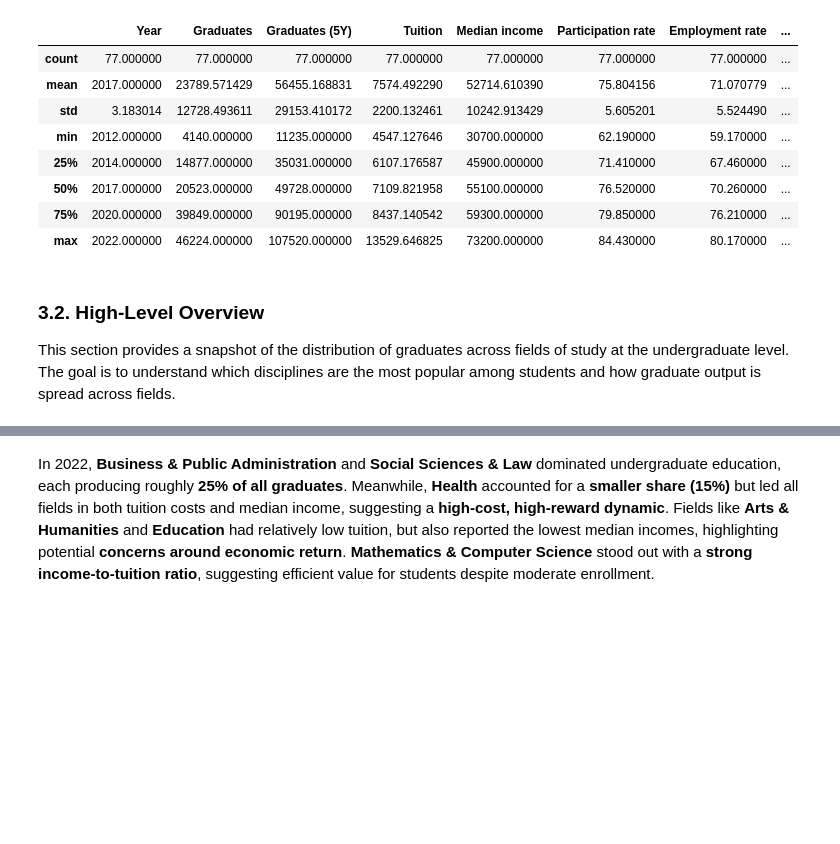
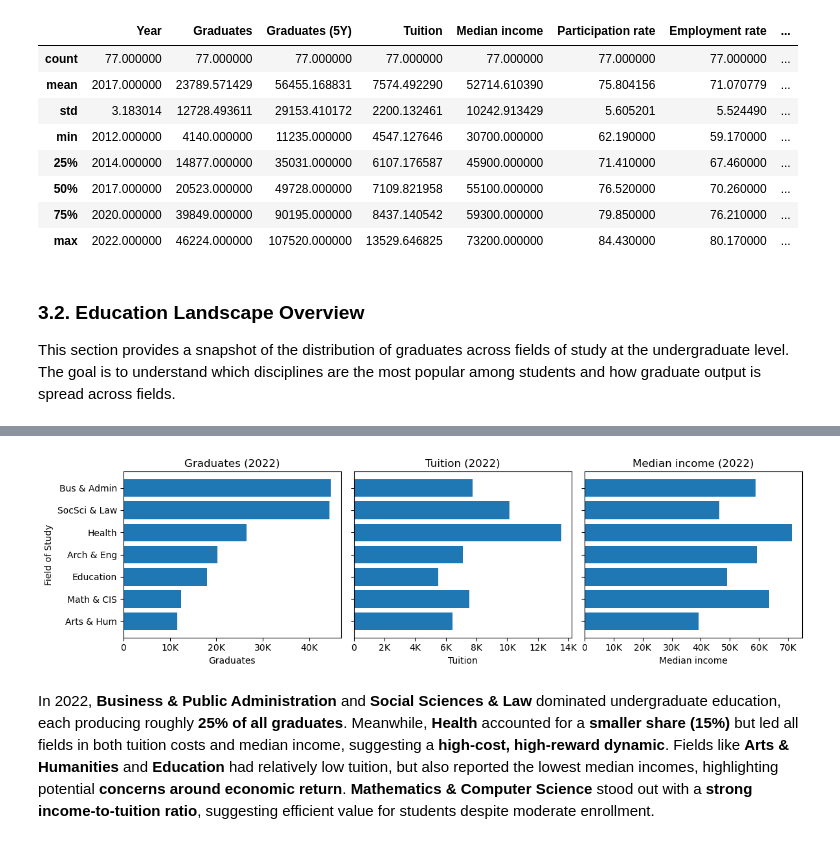
Before and after one commit to cdngouma/graduate-roi-canada, a Jupyter notebook: 02-analyze-education-roi.ipynb.ipynb, the cells around one changed output, grey strips where cells are left out. Saved outputs shown, nothing was run; the diff lists cells and outputs as text; code cells hidden in the pictures; blank space fills up the shorter version.

Commit message:
plot all metrics

```diff
--- a/02-analyze-education-roi.ipynb.ipynb
+++ b/02-analyze-education-roi.ipynb.ipynb
@@ -166,8 +137,8 @@ data.drop(columns=ignored_cols).describe()
 | 75% | 2020.000000 | 39849.000000 | 90195.000000 | 8437.140542 | 59300.000000 | 79.850000 | 76.210000 | ... |
 | max | 2022.000000 | 46224.000000 | 107520.000000 | 13529.646825 | 73200.000000 | 84.430000 | 80.170000 | ... |
 # %% [markdown]
-### 3.2. High-Level Overview
+### 3.2. Education Landscape Overview
 This section provides a snapshot of the distribution of graduates across fields of study at the undergraduate level. The goal is to understand which disciplines are the most popular among students and how graduate output is spread across fields.
 # %%
-plots.plot_snapshot_metrics_by_field(data, width=900, staticPlot=True)
+plots.plot_snapshot_metrics(data)
 # %% [output]
@@ -175,3 +145,4 @@ plots.plot_snapshot_metrics_by_field(data, width=900, staticPlot=True)
+[figure, added]
 # %% [markdown]
 In 2022, **Business & Public Administration** and **Social Sciences & Law** dominated undergraduate education, each producing roughly **25% of all graduates**. Meanwhile, **Health** accounted for a **smaller share (15%)** but led all fields in both tuition costs and median income, suggesting a **high-cost, high-reward dynamic**. Fields like **Arts & Humanities** and **Education** had relatively low tuition, but also reported the lowest median incomes, highlighting potential **concerns around economic return**. **Mathematics & Computer Science** stood out with a **strong income-to-tuition ratio**, suggesting efficient value for students despite moderate enrollment.
 # %% [markdown]
```
Also changed, not shown: parts of 20 cells of this notebook, 1 other file.
